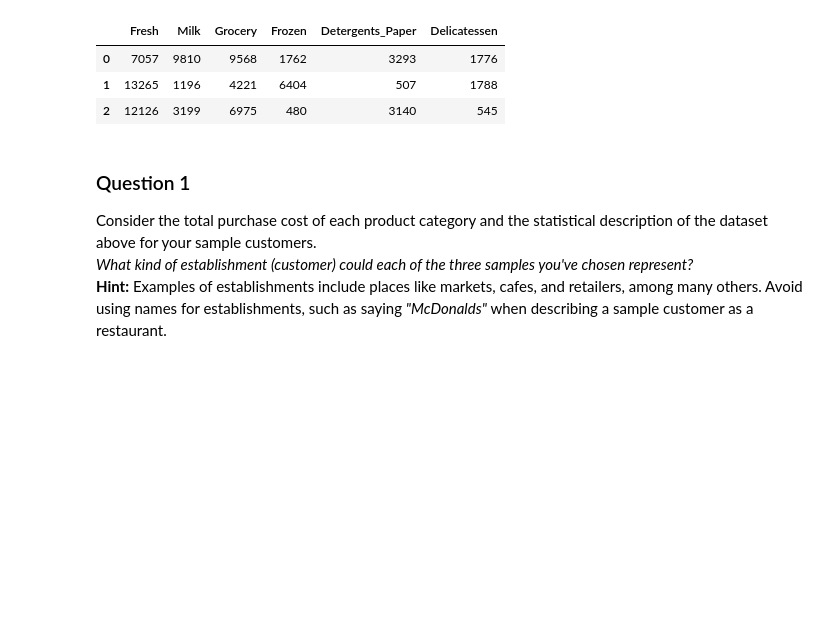
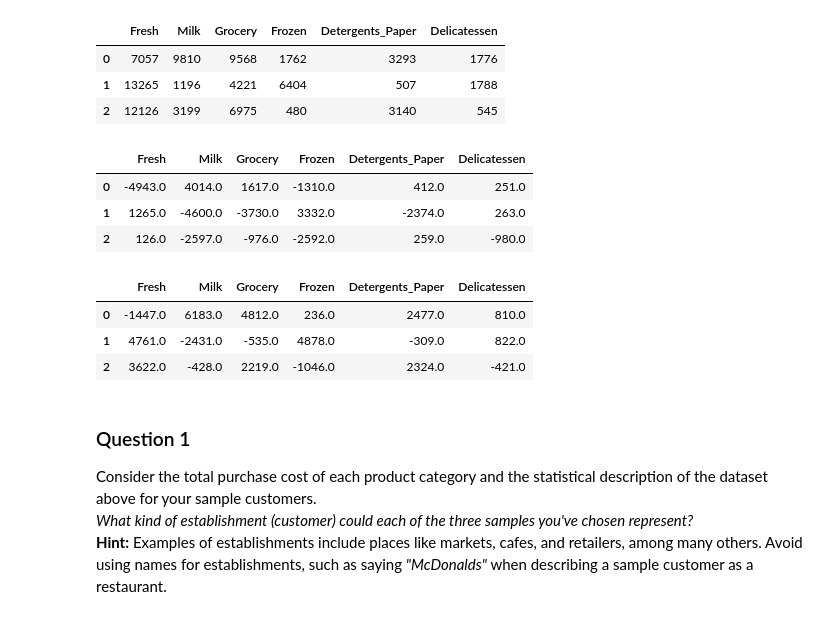
Before and after one commit to ashu2012/udacity-mlnd, a Jupyter notebook: projects/customer_segments/customer_segments.ipynb, the cells around one changed output. Cells and saved outputs as stored; diff of their text form; code cells hidden in the pictures; blank space fills up the shorter version.

```diff
--- a/projects/customer_segments/customer_segments.ipynb
+++ b/projects/customer_segments/customer_segments.ipynb
@@ -75,6 +75,20 @@ Chosen samples of wholesale customers dataset:
 | 0 | 7057 | 9810 | 9568 | 1762 | 3293 | 1776 |
 | 1 | 13265 | 1196 | 4221 | 6404 | 507 | 1788 |
 | 2 | 12126 | 3199 | 6975 | 480 | 3140 | 545 |
+# %%
+delta_mean = samples - data.mean().round()
+delta_median = samples - data.median().round()
+
+display(delta_mean, delta_median)
+# %% [output]
+|  | Fresh | Milk | Grocery | Frozen | Detergents_Paper | Delicatessen |
+| 0 | -4943.0 | 4014.0 | 1617.0 | -1310.0 | 412.0 | 251.0 |
+| 1 | 1265.0 | -4600.0 | -3730.0 | 3332.0 | -2374.0 | 263.0 |
+| 2 | 126.0 | -2597.0 | -976.0 | -2592.0 | 259.0 | -980.0 |
+|  | Fresh | Milk | Grocery | Frozen | Detergents_Paper | Delicatessen |
+| 0 | -1447.0 | 6183.0 | 4812.0 | 236.0 | 2477.0 | 810.0 |
+| 1 | 4761.0 | -2431.0 | -535.0 | 4878.0 | -309.0 | 822.0 |
+| 2 | 3622.0 | -428.0 | 2219.0 | -1046.0 | 2324.0 | -421.0 |
 # %% [markdown]
 ### Question 1
 Consider the total purchase cost of each product category and the statistical description of the dataset above for your sample customers.
```
Also changed, not shown: parts of 9 cells of this notebook, 1 other file.
